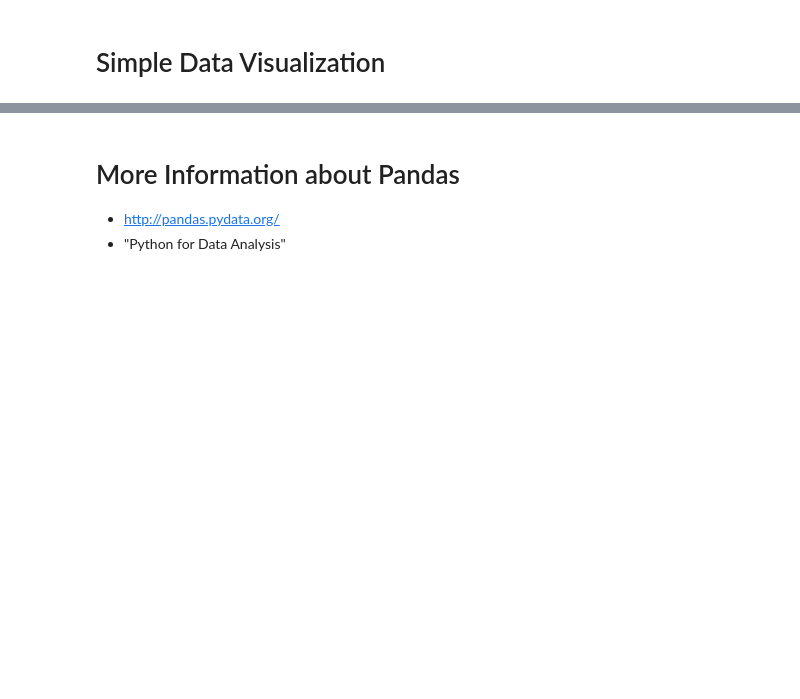
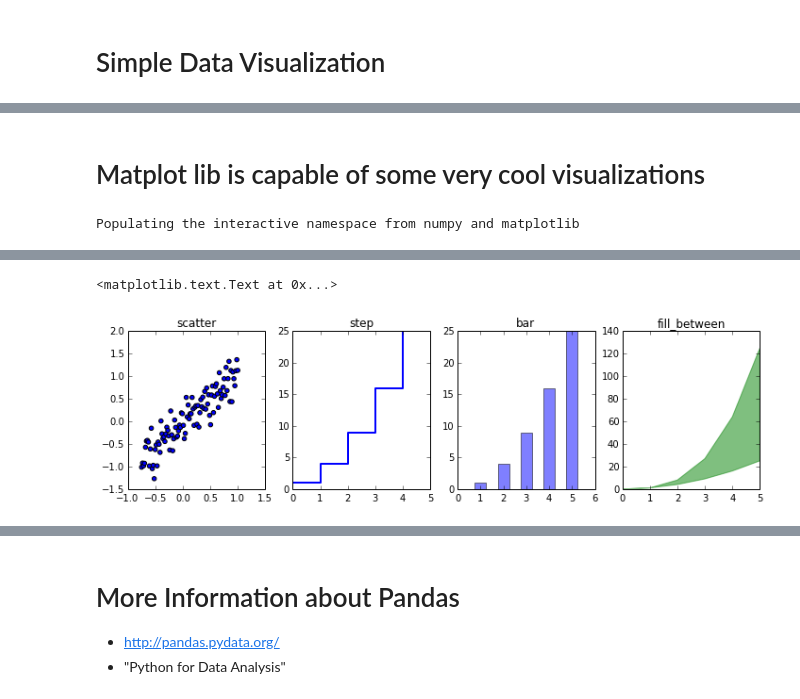
Before and after one commit to adamhaney/django-notebook, a Jupyter notebook: exampleproject/slides.ipynb, the cells around one changed output, grey strips where cells are left out. Cells and saved outputs as stored; diff of their text form; code cells hidden in the pictures; blank space fills up the shorter version.

```diff
--- a/exampleproject/slides.ipynb
+++ b/exampleproject/slides.ipynb
@@ -177,0 +275,27 @@ Using Pandas to answer more complicated questions
+# %% [markdown]
+# Matplot lib is capable of some very cool visualizations
+# %%
+%pylab inline
+
+import matplotlib.pyplot as plt
+import numpy as np
+from numpy import array
+
+xx = np.linspace(-0.75, 1., 100)
+n = array([0,1,2,3,4,5])
+
+fig, axes = plt.subplots(1, 4, figsize=(12,3))
+
+axes[0].scatter(xx, xx + 0.25*np.random.randn(len(xx)))
+axes[0].set_title("scatter")
+
+axes[1].step(n, n**2, lw=2)
+axes[1].set_title("step")
+
+axes[2].bar(n, n**2, align="center", width=0.5, alpha=0.5)
+axes[2].set_title("bar")
+
+axes[3].fill_between(n, n**2, n**3, color="green", alpha=0.5);
+axes[3].set_title("fill_between")
+# %% [output]
+Populating the interactive namespace from numpy and matplotlib
@@ -177,0 +304,2 @@ Using Pandas to answer more complicated questions
+<matplotlib.text.Text at 0x...>
+[figure, added]
```
Also changed, not shown: parts of 24 cells of this notebook, 1 other file.
